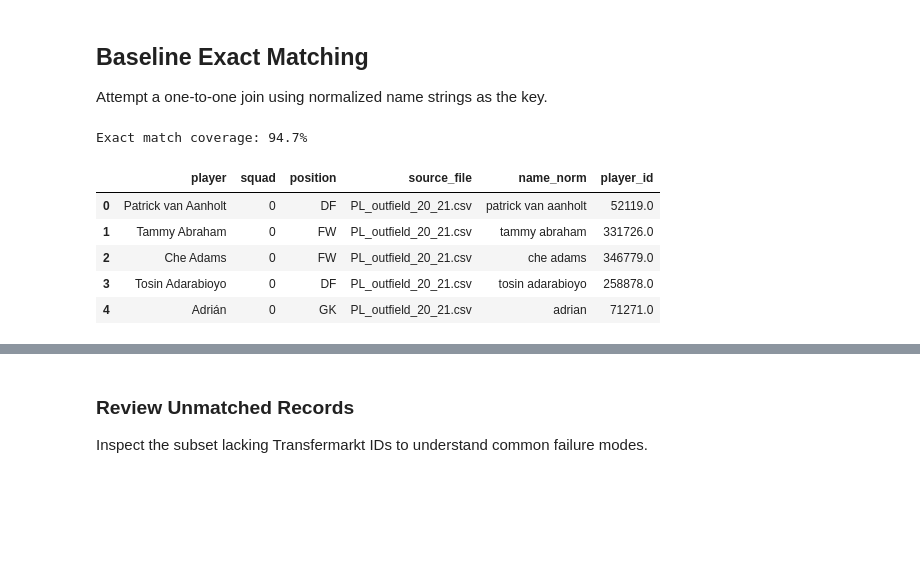
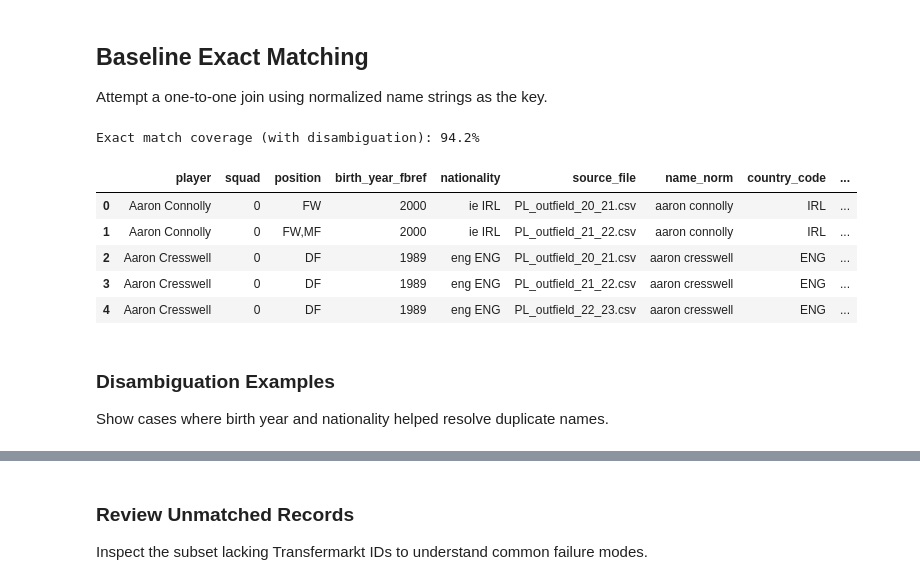
Before and after one commit to Nacnano/football-data-project, a Jupyter notebook: notebooks/mapping_pipeline.ipynb, the cells around one changed output, grey strips where cells are left out. Saved outputs shown, nothing was run; the diff lists cells and outputs as text; code cells hidden in the pictures; blank space fills up the shorter version.

```diff
--- a/notebooks/mapping_pipeline.ipynb
+++ b/notebooks/mapping_pipeline.ipynb
@@ -47,26 +110,23 @@ fbref_outfield_df.head()
 
 Inspect dataset shapes, player name coverage, and identify columns relevant for mapping.
 # %%
-fbref_outfield_summary = fbref_outfield_df[['player', 'squad', 'position', 'source_file']].copy()
-fbref_keeper_summary = fbref_keeper_df[['player', 'squad', 'source_file']].copy()
+fbref_outfield_summary = fbref_outfield_df[['player', 'squad', 'position', 'birth_year', 'nationality', 'source_file']].copy()
+fbref_keeper_summary = fbref_keeper_df[['player', 'squad', 'birth_year', 'nationality', 'source_file']].copy()
 fbref_keeper_summary['position'] = 'GK'
 
 fbref_summary = pd.concat([fbref_outfield_summary, fbref_keeper_summary], ignore_index=True)
 
-tm_summary = tm_df[['player_id', 'name', 'first_name', 'last_name', 'current_club_name']].copy()
+# Extract birth year from Transfermarkt date_of_birth
+tm_df['birth_year'] = pd.to_datetime(tm_df['date_of_birth'], errors='coerce').dt.year
 
-
+tm_summary = tm_df[['player_id', 'name', 'first_name', 'last_name', 'current_club_name', 'birth_year', 'country_of_citizenship']].copy()
 
 print('FBref rows:', len(fbref_summary))
 print('Transfermarkt rows:', len(tm_summary))
 
-
-
 print('\nFBref name duplicates:', fbref_summary['player'].duplicated().sum())
 print('Transfermarkt name duplicates:', tm_summary['name'].duplicated().sum())
 
-
-
 fbref_summary.head()
 # %% [output]
 FBref rows: 3486
@@ -121,26 +181,69 @@ fbref_summary.head()
 
 Attempt a one-to-one join using normalized name strings as the key.
 # %%
+# Create a helper to extract country code from nationality (format: "eng ENG" -> "ENG")
+def extract_country_code(nationality_str):
+    if pd.isna(nationality_str):
+        return None
+    parts = str(nationality_str).strip().split()
+    return parts[-1] if parts else None
+
+fbref_summary['country_code'] = fbref_summary['nationality'].map(extract_country_code)
+
+# First attempt: exact match on name only
 exact_matches = fbref_summary.merge(
-    tm_summary[['player_id', 'name_norm']],
+    tm_summary[['player_id', 'name_norm', 'birth_year', 'country_of_citizenship']],
     on='name_norm',
     how='left',
     suffixes=('_fbref', '_tm')
 )
 
+# For duplicates (multiple TM matches per FBref name), filter by birth_year and country
+def resolve_duplicates(group):
+    if len(group) == 1:
+        return group
+    # Filter by birth_year match
+    by_year = group[group['birth_year_fbref'] == group['birth_year_tm']]
+    if len(by_year) == 1:
+        return by_year
+    if len(by_year) > 1:
+        # Further filter by country
+        by_country = by_year[by_year['country_code'] == by_year['country_of_citizenship']]
+        if len(by_country) > 0:
+            return by_country.head(1)
+        return by_year.head(1)
+    # No birth year match, try country only
+    by_country = group[group['country_code'] == group['country_of_citizenship']]
+    if len(by_country) > 0:
+        return by_country.head(1)
+    # Return first match if no disambiguation works
+    return group.head(1)
+
+# Apply disambiguation for players with matches
+matched = exact_matches[exact_matches['player_id'].notna()]
+unmatched = exact_matches[exact_matches['player_id'].isna()].drop(columns=['player_id', 'birth_year_tm', 'country_of_citizenship'])
+
+resolved_matches = matched.groupby(
+    ['player', 'squad', 'position', 'birth_year_fbref', 'nationality', 'source_file', 'name_norm', 'country_code'],
+    dropna=False
+).apply(resolve_duplicates).reset_index(drop=True)
+
+exact_matches = pd.concat([resolved_matches, unmatched], ignore_index=True)
 
 exact_match_rate = exact_matches['player_id'].notna().mean()
 
-print(f"Exact match coverage: {exact_match_rate:.1%}")
-
-
+print(f"Exact match coverage (with disambiguation): {exact_match_rate:.1%}")
 
 exact_matches.head()
 # %% [output]
-Exact match coverage: 94.7%
+Exact match coverage (with disambiguation): 94.2%
-|  | player | squad | position | source_file | name_norm | player_id |
-| 0 | Patrick van Aanholt | 0 | DF | PL_outfield_20_21.csv | patrick van aanholt | 52119.0 |
-| 1 | Tammy Abraham | 0 | FW | PL_outfield_20_21.csv | tammy abraham | 331726.0 |
-| 2 | Che Adams | 0 | FW | PL_outfield_20_21.csv | che adams | 346779.0 |
-| 3 | Tosin Adarabioyo | 0 | DF | PL_outfield_20_21.csv | tosin adarabioyo | 258878.0 |
-| 4 | Adrián | 0 | GK | PL_outfield_20_21.csv | adrian | 71271.0 |
+|  | player | squad | position | birth_year_fbref | nationality | source_file | name_norm | country_code | ... |
+| 0 | Aaron Connolly | 0 | FW | 2000 | ie IRL | PL_outfield_20_21.csv | aaron connolly | IRL | ... |
+| 1 | Aaron Connolly | 0 | FW,MF | 2000 | ie IRL | PL_outfield_21_22.csv | aaron connolly | IRL | ... |
+| 2 | Aaron Cresswell | 0 | DF | 1989 | eng ENG | PL_outfield_20_21.csv | aaron cresswell | ENG | ... |
+| 3 | Aaron Cresswell | 0 | DF | 1989 | eng ENG | PL_outfield_21_22.csv | aaron cresswell | ENG | ... |
+| 4 | Aaron Cresswell | 0 | DF | 1989 | eng ENG | PL_outfield_22_23.csv | aaron cresswell | ENG | ... |
+# %% [markdown]
+### Disambiguation Examples
+
+Show cases where birth year and nationality helped resolve duplicate names.
```
Also changed, not shown: parts of 20 cells of this notebook, 1 other file.
